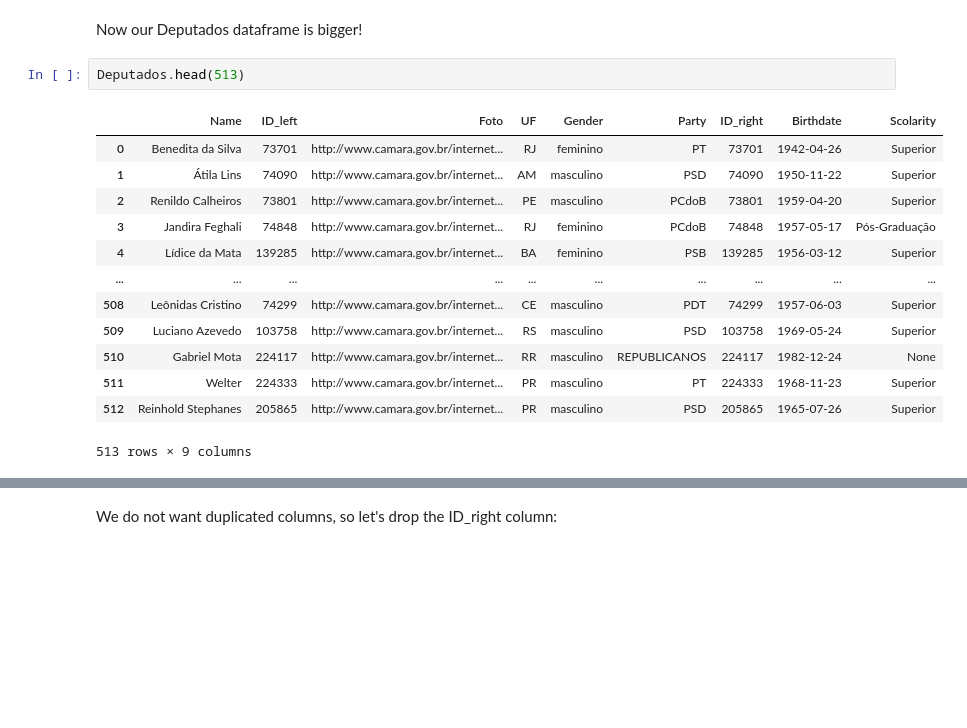
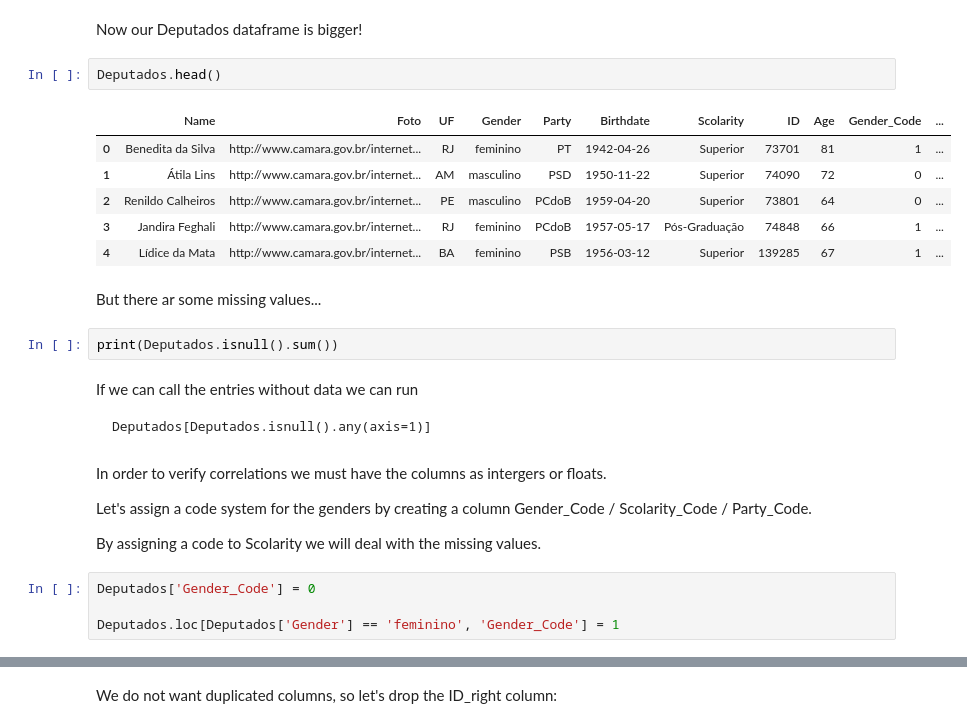
Before and after one commit to Bess-Hub/Project-Citizen-Explorer, a Jupyter notebook: Brazil_Lower_House.ipynb, the cells around one changed output, grey strips where cells are left out. Cells and saved outputs as stored; diff of their text form; blank space fills up the shorter version.

````diff
--- a/Brazil_Lower_House.ipynb
+++ b/Brazil_Lower_House.ipynb
@@ -213,18 +214,31 @@ Deputados = Deputados.join(new_df, lsuffix="_left", rsuffix="_right", how='left'
 # %% [markdown]
 Now our Deputados dataframe is bigger!
 # %%
-Deputados.head(513)
+Deputados.head()
 # %% [output]
-|  | Name | ID_left | Foto | UF | Gender | Party | ID_right | Birthdate | Scolarity |
-| 0 | Benedita da Silva | 73701 | http://www.camara.gov.br/internet... | RJ | feminino | PT | 73701 | 1942-04-26 | Superior |
-| 1 | Átila Lins | 74090 | http://www.camara.gov.br/internet... | AM | masculino | PSD | 74090 | 1950-11-22 | Superior |
-| 2 | Renildo Calheiros | 73801 | http://www.camara.gov.br/internet... | PE | masculino | PCdoB | 73801 | 1959-04-20 | Superior |
-| 3 | Jandira Feghali | 74848 | http://www.camara.gov.br/internet... | RJ | feminino | PCdoB | 74848 | 1957-05-17 | Pós-Graduação |
-| 4 | Lídice da Mata | 139285 | http://www.camara.gov.br/internet... | BA | feminino | PSB | 139285 | 1956-03-12 | Superior |
-| ... | ... | ... | ... | ... | ... | ... | ... | ... | ... |
-| 508 | Leônidas Cristino | 74299 | http://www.camara.gov.br/internet... | CE | masculino | PDT | 74299 | 1957-06-03 | Superior |
-| 509 | Luciano Azevedo | 103758 | http://www.camara.gov.br/internet... | RS | masculino | PSD | 103758 | 1969-05-24 | Superior |
-| 510 | Gabriel Mota | 224117 | http://www.camara.gov.br/internet... | RR | masculino | REPUBLICANOS | 224117 | 1982-12-24 | None |
-| 511 | Welter | 224333 | http://www.camara.gov.br/internet... | PR | masculino | PT | 224333 | 1968-11-23 | Superior |
-| 512 | Reinhold Stephanes | 205865 | http://www.camara.gov.br/internet... | PR | masculino | PSD | 205865 | 1965-07-26 | Superior |
+|  | Name | Foto | UF | Gender | Party | Birthdate | Scolarity | ID | Age | Gender_Code | ... |
+| 0 | Benedita da Silva | http://www.camara.gov.br/internet... | RJ | feminino | PT | 1942-04-26 | Superior | 73701 | 81 | 1 | ... |
+| 1 | Átila Lins | http://www.camara.gov.br/internet... | AM | masculino | PSD | 1950-11-22 | Superior | 74090 | 72 | 0 | ... |
+| 2 | Renildo Calheiros | http://www.camara.gov.br/internet... | PE | masculino | PCdoB | 1959-04-20 | Superior | 73801 | 64 | 0 | ... |
+| 3 | Jandira Feghali | http://www.camara.gov.br/internet... | RJ | feminino | PCdoB | 1957-05-17 | Pós-Graduação | 74848 | 66 | 1 | ... |
+| 4 | Lídice da Mata | http://www.camara.gov.br/internet... | BA | feminino | PSB | 1956-03-12 | Superior | 139285 | 67 | 1 | ... |
-513 rows × 9 columns
+# %% [markdown]
+But there ar some missing values...
+# %%
+print(Deputados.isnull().sum())
+# %% [markdown]
+If we can call the entries without data we can run
+
+```
+Deputados[Deputados.isnull().any(axis=1)]
+```
+# %% [markdown]
+In order to verify correlations we must have the columns as intergers or floats.
+
+Let's assign a code system for the genders by creating a column Gender_Code / Scolarity_Code / Party_Code.
+
+By assigning a code to Scolarity we will deal with the missing values.
+# %%
+Deputados['Gender_Code'] = 0
+
+Deputados.loc[Deputados['Gender'] == 'feminino', 'Gender_Code'] = 1
````
Also changed, not shown: parts of 38 cells of this notebook.
